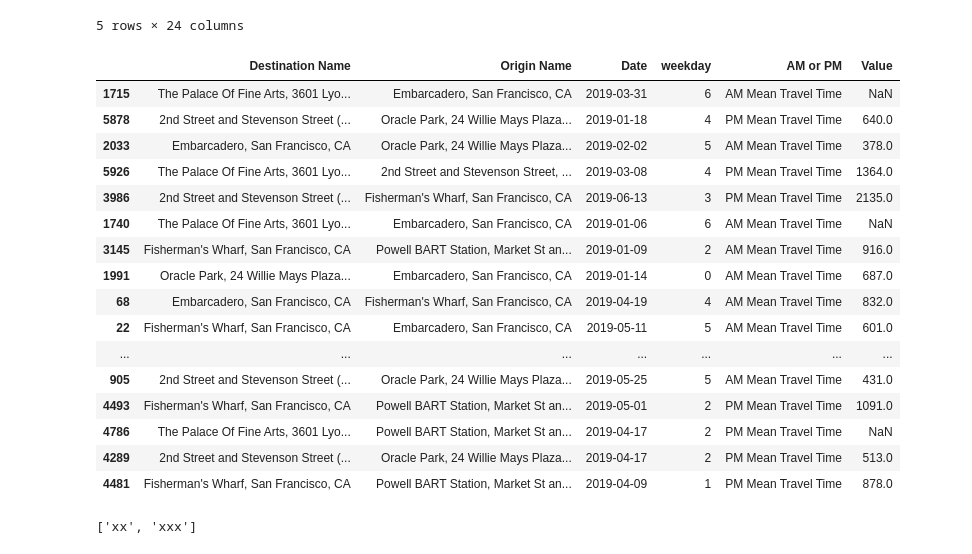
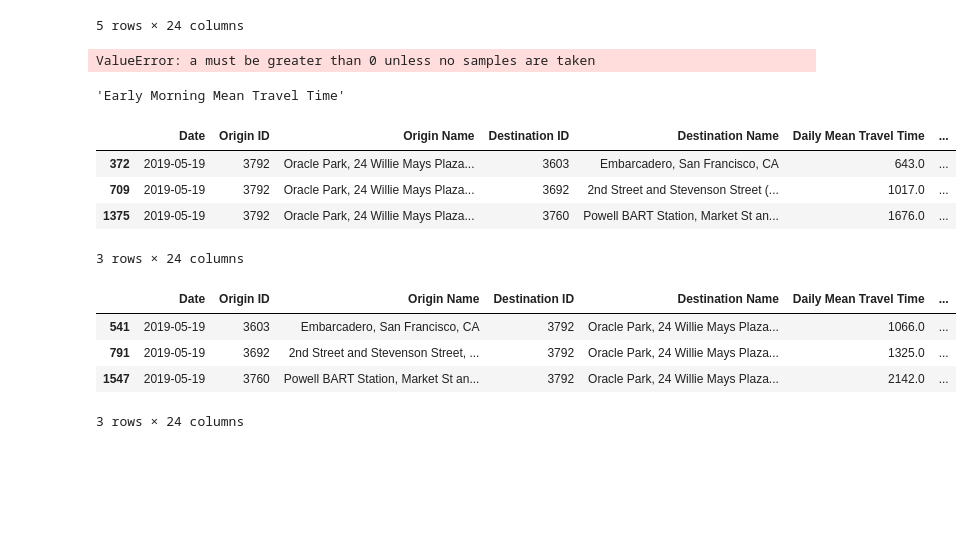
Before and after one commit to Xiao-Wang-UCSD/data_hack_2020, a Jupyter notebook: EDA.ipynb, the cells around one changed output. Cells and saved outputs as stored; diff of their text form; code cells hidden in the pictures; blank space fills up the shorter version.

```diff
--- a/EDA.ipynb
+++ b/EDA.ipynb
@@ -161,25 +182,9 @@ test_barts_hotspots_filled = barts_hotspots_filled[['Destination Name',"Origin N
 # %%
-num = 20
+num = 200
 test_barts_hotspots_filled_melt = pd.melt(test_barts_hotspots_filled, id_vars=['Destination Name',"Origin Name", 'Date','weekday'],
-        var_name="AM or PM",
+        var_name="time_of_day",
         value_name="Value")
 test_barts_hotspots_filled_melt_sample = test_barts_hotspots_filled_melt.sample(num)
 test_barts_hotspots_filled_melt_sample.head(num)
 # %% [output]
-|  | Destination Name | Origin Name | Date | weekday | AM or PM | Value |
-| 1715 | The Palace Of Fine Arts, 3601 Lyo... | Embarcadero, San Francisco, CA | 2019-03-31 | 6 | AM Mean Travel Time | NaN |
-| 5878 | 2nd Street and Stevenson Street (... | Oracle Park, 24 Willie Mays Plaza... | 2019-01-18 | 4 | PM Mean Travel Time | 640.0 |
-| 2033 | Embarcadero, San Francisco, CA | Oracle Park, 24 Willie Mays Plaza... | 2019-02-02 | 5 | AM Mean Travel Time | 378.0 |
-| 5926 | The Palace Of Fine Arts, 3601 Lyo... | 2nd Street and Stevenson Street, ... | 2019-03-08 | 4 | PM Mean Travel Time | 1364.0 |
-| 3986 | 2nd Street and Stevenson Street (... | Fisherman's Wharf, San Francisco, CA | 2019-06-13 | 3 | PM Mean Travel Time | 2135.0 |
-| 1740 | The Palace Of Fine Arts, 3601 Lyo... | Embarcadero, San Francisco, CA | 2019-01-06 | 6 | AM Mean Travel Time | NaN |
-| 3145 | Fisherman's Wharf, San Francisco, CA | Powell BART Station, Market St an... | 2019-01-09 | 2 | AM Mean Travel Time | 916.0 |
-| 1991 | Oracle Park, 24 Willie Mays Plaza... | Embarcadero, San Francisco, CA | 2019-01-14 | 0 | AM Mean Travel Time | 687.0 |
-| 68 | Embarcadero, San Francisco, CA | Fisherman's Wharf, San Francisco, CA | 2019-04-19 | 4 | AM Mean Travel Time | 832.0 |
-| 22 | Fisherman's Wharf, San Francisco, CA | Embarcadero, San Francisco, CA | 2019-05-11 | 5 | AM Mean Travel Time | 601.0 |
-| ... | ... | ... | ... | ... | ... | ... |
-| 905 | 2nd Street and Stevenson Street (... | Oracle Park, 24 Willie Mays Plaza... | 2019-05-25 | 5 | AM Mean Travel Time | 431.0 |
-| 4493 | Fisherman's Wharf, San Francisco, CA | Powell BART Station, Market St an... | 2019-05-01 | 2 | PM Mean Travel Time | 1091.0 |
-| 4786 | The Palace Of Fine Arts, 3601 Lyo... | Powell BART Station, Market St an... | 2019-04-17 | 2 | PM Mean Travel Time | NaN |
-| 4289 | 2nd Street and Stevenson Street (... | Oracle Park, 24 Willie Mays Plaza... | 2019-04-17 | 2 | PM Mean Travel Time | 513.0 |
-| 4481 | Fisherman's Wharf, San Francisco, CA | Powell BART Station, Market St an... | 2019-04-09 | 1 | PM Mean Travel Time | 878.0 |
+ValueError: a must be greater than 0 unless no samples are taken
@@ -192,6 +191,17 @@ def recommend(df, origin, destination, *argv):
-# %%
-def sample(*argv):
-    print(list(argv))
-sample('xx','xxx')
-# %% [output]
-['xx', 'xxx']
+# %%
+def recommend(df, origin, destination, **argv):
+    copy = df.copy()
+    origin_filter = copy['Origin Name'].apply(lambda x: True if origin in x else False)
+    destination_filter = copy['Destination Name'].apply(lambda x: True if destination in x else False)
+    copy = copy[origin_filter&destination_filter]
+    if not argv:
+        return 'no arg'
+    for key,value in argv.items():
+        temp_filter = copy[key].apply(lambda x: True if str(value) in str(x) else False)
+        copy = copy[temp_filter]
+    output = copy.groupby('time_of_day')['Value'].mean().sort_values().index[0]
+    return output
+
+recommend(test_barts_hotspots_filled_melt_sample, 'Powell' , 'Fisherman', weekday=2)
+# %% [output]
+'Early Morning Mean Travel Time'
@@ -197,0 +210,16 @@ sample('xx','xxx')
+# %%
+barts_hotspots_filled[(barts_hotspots_filled['Date'] == "2019-05-19")& (barts_hotspots_filled['Origin Name'].apply(lambda x: True if 'Park' in x else False))]
+# %% [output]
+|  | Date | Origin ID | Origin Name | Destination ID | Destination Name | Daily Mean Travel Time | ... |
+| 372 | 2019-05-19 | 3792 | Oracle Park, 24 Willie Mays Plaza... | 3603 | Embarcadero, San Francisco, CA | 643.0 | ... |
+| 709 | 2019-05-19 | 3792 | Oracle Park, 24 Willie Mays Plaza... | 3692 | 2nd Street and Stevenson Street (... | 1017.0 | ... |
+| 1375 | 2019-05-19 | 3792 | Oracle Park, 24 Willie Mays Plaza... | 3760 | Powell BART Station, Market St an... | 1676.0 | ... |
+3 rows × 24 columns
+# %%
+barts_hotspots_filled[(barts_hotspots_filled['Date'] == "2019-05-19")& (barts_hotspots_filled['Destination Name'].apply(lambda x: True if 'Park' in x else False))]
+# %% [output]
+|  | Date | Origin ID | Origin Name | Destination ID | Destination Name | Daily Mean Travel Time | ... |
+| 541 | 2019-05-19 | 3603 | Embarcadero, San Francisco, CA | 3792 | Oracle Park, 24 Willie Mays Plaza... | 1066.0 | ... |
+| 791 | 2019-05-19 | 3692 | 2nd Street and Stevenson Street, ... | 3792 | Oracle Park, 24 Willie Mays Plaza... | 1325.0 | ... |
+| 1547 | 2019-05-19 | 3760 | Powell BART Station, Market St an... | 3792 | Oracle Park, 24 Willie Mays Plaza... | 2142.0 | ... |
+3 rows × 24 columns
```
Also changed, not shown: parts of 18 cells of this notebook, 3 other files.
